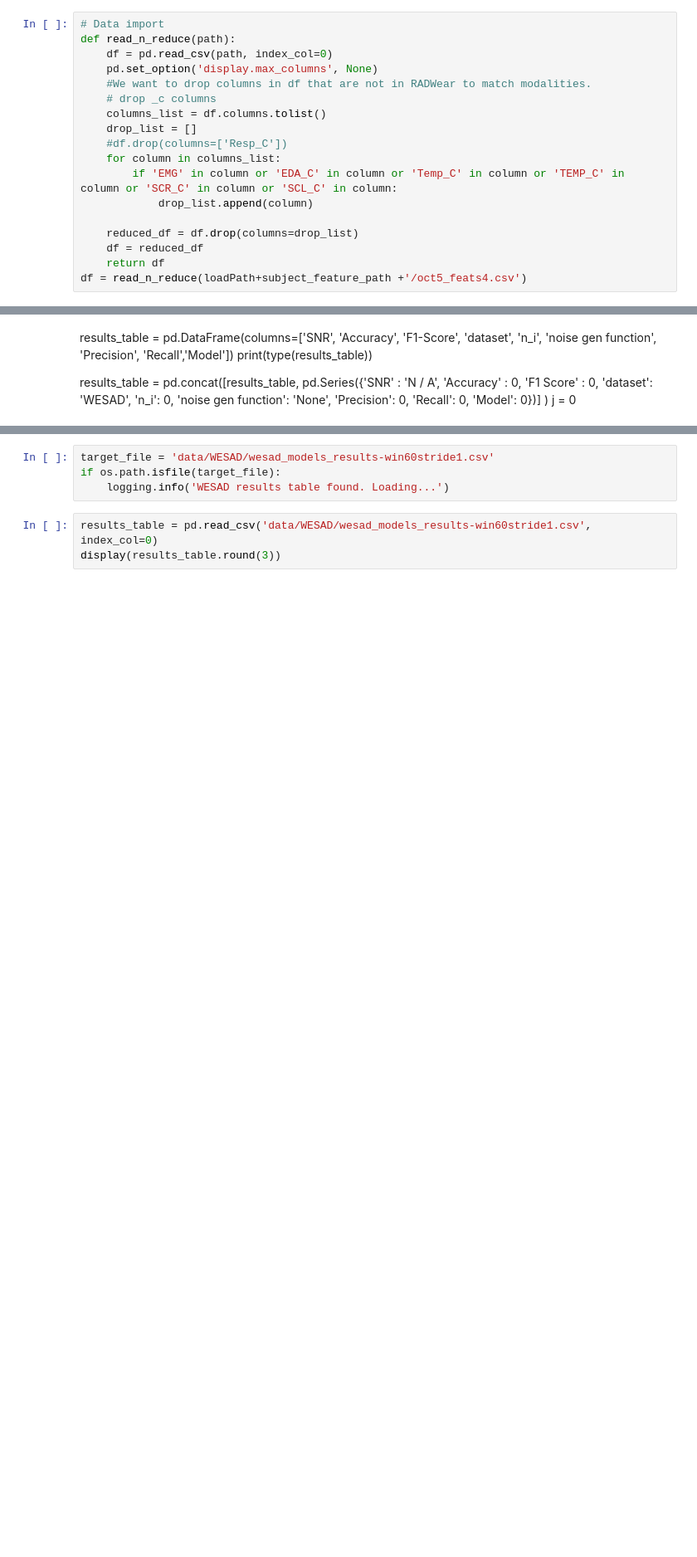
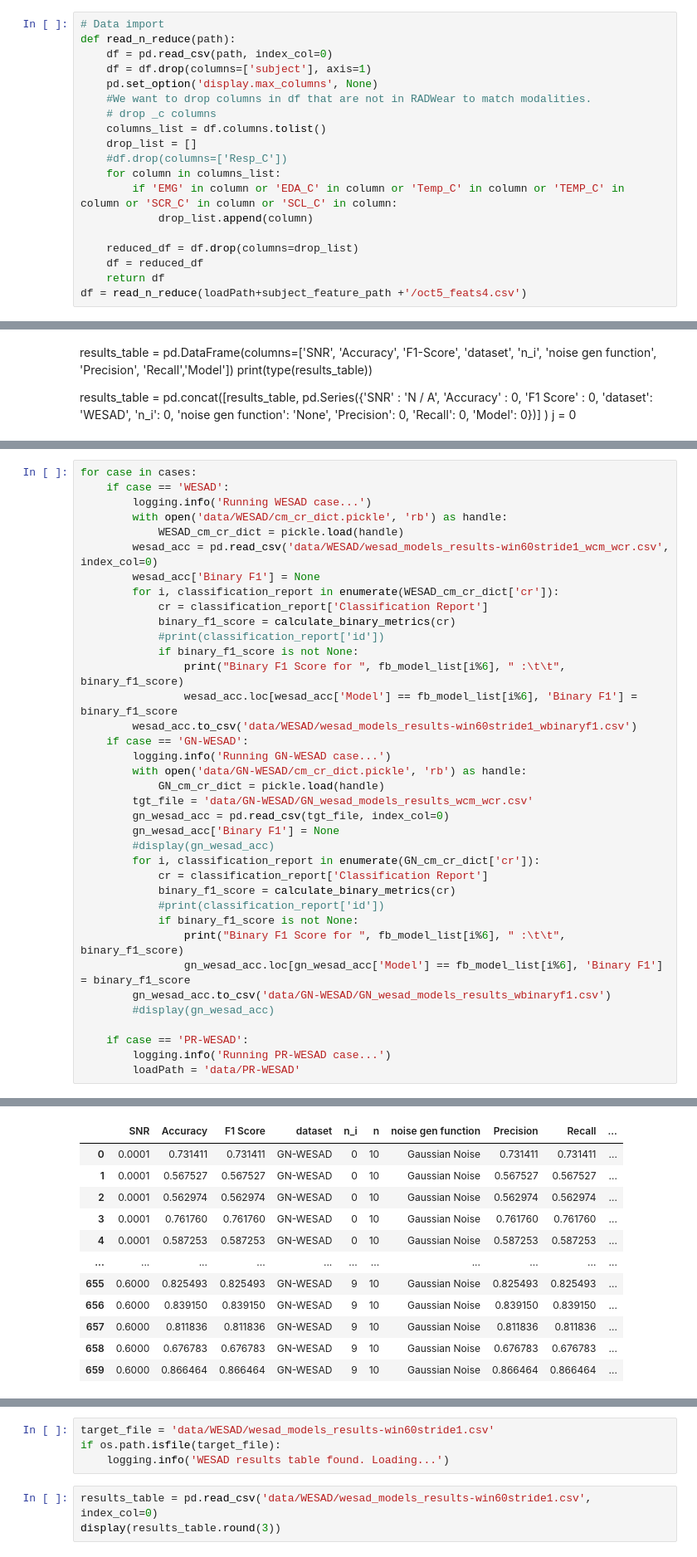
Before and after one commit to AbdulAlkurdi/anxietyFB, a Jupyter notebook: Study2.ipynb, the cells around one changed output, grey strips where cells are left out. Shown: that part at 83% size. Cells and saved outputs as stored; diff of their text form; blank space fills up the shorter version.

```diff
--- a/Study2.ipynb
+++ b/Study2.ipynb
@@ -110,6 +107,7 @@ We want to reduce modalities in WESAD data such that it matches RADWear modaliti
 # Data import
 def read_n_reduce(path):
     df = pd.read_csv(path, index_col=0)
+    df = df.drop(columns=['subject'], axis=1)
     pd.set_option('display.max_columns', None)
     #We want to drop columns in df that are not in RADWear to match modalities.
     # drop _c columns
@@ -687,0 +804,38 @@ display(reduced_gn_table)
+# %%
+for case in cases:
+    if case == 'WESAD':
+        logging.info('Running WESAD case...')
+        with open('data/WESAD/cm_cr_dict.pickle', 'rb') as handle:
+            WESAD_cm_cr_dict = pickle.load(handle)
+        wesad_acc = pd.read_csv('data/WESAD/wesad_models_results-win60stride1_wcm_wcr.csv', index_col=0)
+        wesad_acc['Binary F1'] = None
+        for i, classification_report in enumerate(WESAD_cm_cr_dict['cr']):
+            cr = classification_report['Classification Report']
+            binary_f1_score = calculate_binary_metrics(cr)
+            #print(classification_report['id'])
+            if binary_f1_score is not None:
+                print("Binary F1 Score for ", fb_model_list[i%6], " :\t\t", binary_f1_score)
+                wesad_acc.loc[wesad_acc['Model'] == fb_model_list[i%6], 'Binary F1'] = binary_f1_score
+        wesad_acc.to_csv('data/WESAD/wesad_models_results-win60stride1_wbinaryf1.csv')
+    if case == 'GN-WESAD':
+        logging.info('Running GN-WESAD case...')
+        with open('data/GN-WESAD/cm_cr_dict.pickle', 'rb') as handle:
+            GN_cm_cr_dict = pickle.load(handle)
+        tgt_file = 'data/GN-WESAD/GN_wesad_models_results_wcm_wcr.csv'
+        gn_wesad_acc = pd.read_csv(tgt_file, index_col=0)
+        gn_wesad_acc['Binary F1'] = None
+        #display(gn_wesad_acc)
+        for i, classification_report in enumerate(GN_cm_cr_dict['cr']):
+            cr = classification_report['Classification Report']
+            binary_f1_score = calculate_binary_metrics(cr)
+            #print(classification_report['id'])
+            if binary_f1_score is not None:
+                print("Binary F1 Score for ", fb_model_list[i%6], " :\t\t", binary_f1_score)
+                gn_wesad_acc.loc[gn_wesad_acc['Model'] == fb_model_list[i%6], 'Binary F1'] = binary_f1_score
+        gn_wesad_acc.to_csv('data/GN-WESAD/GN_wesad_models_results_wbinaryf1.csv')
+        #display(gn_wesad_acc)
+
+    if case == 'PR-WESAD':
+        logging.info('Running PR-WESAD case...')
+        loadPath = 'data/PR-WESAD'
+# %% [output]
@@ -687,0 +850,12 @@ display(reduced_gn_table)
+|  | SNR | Accuracy | F1 Score | dataset | n_i | n | noise gen function | Precision | Recall | ... |
+| 0 | 0.0001 | 0.731411 | 0.731411 | GN-WESAD | 0 | 10 | Gaussian Noise | 0.731411 | 0.731411 | ... |
+| 1 | 0.0001 | 0.567527 | 0.567527 | GN-WESAD | 0 | 10 | Gaussian Noise | 0.567527 | 0.567527 | ... |
+| 2 | 0.0001 | 0.562974 | 0.562974 | GN-WESAD | 0 | 10 | Gaussian Noise | 0.562974 | 0.562974 | ... |
+| 3 | 0.0001 | 0.761760 | 0.761760 | GN-WESAD | 0 | 10 | Gaussian Noise | 0.761760 | 0.761760 | ... |
+| 4 | 0.0001 | 0.587253 | 0.587253 | GN-WESAD | 0 | 10 | Gaussian Noise | 0.587253 | 0.587253 | ... |
+| ... | ... | ... | ... | ... | ... | ... | ... | ... | ... | ... |
+| 655 | 0.6000 | 0.825493 | 0.825493 | GN-WESAD | 9 | 10 | Gaussian Noise | 0.825493 | 0.825493 | ... |
+| 656 | 0.6000 | 0.839150 | 0.839150 | GN-WESAD | 9 | 10 | Gaussian Noise | 0.839150 | 0.839150 | ... |
+| 657 | 0.6000 | 0.811836 | 0.811836 | GN-WESAD | 9 | 10 | Gaussian Noise | 0.811836 | 0.811836 | ... |
+| 658 | 0.6000 | 0.676783 | 0.676783 | GN-WESAD | 9 | 10 | Gaussian Noise | 0.676783 | 0.676783 | ... |
+| 659 | 0.6000 | 0.866464 | 0.866464 | GN-WESAD | 9 | 10 | Gaussian Noise | 0.866464 | 0.866464 | ... |
```
Also changed, not shown: parts of 36 cells of this notebook, 11 other files.
